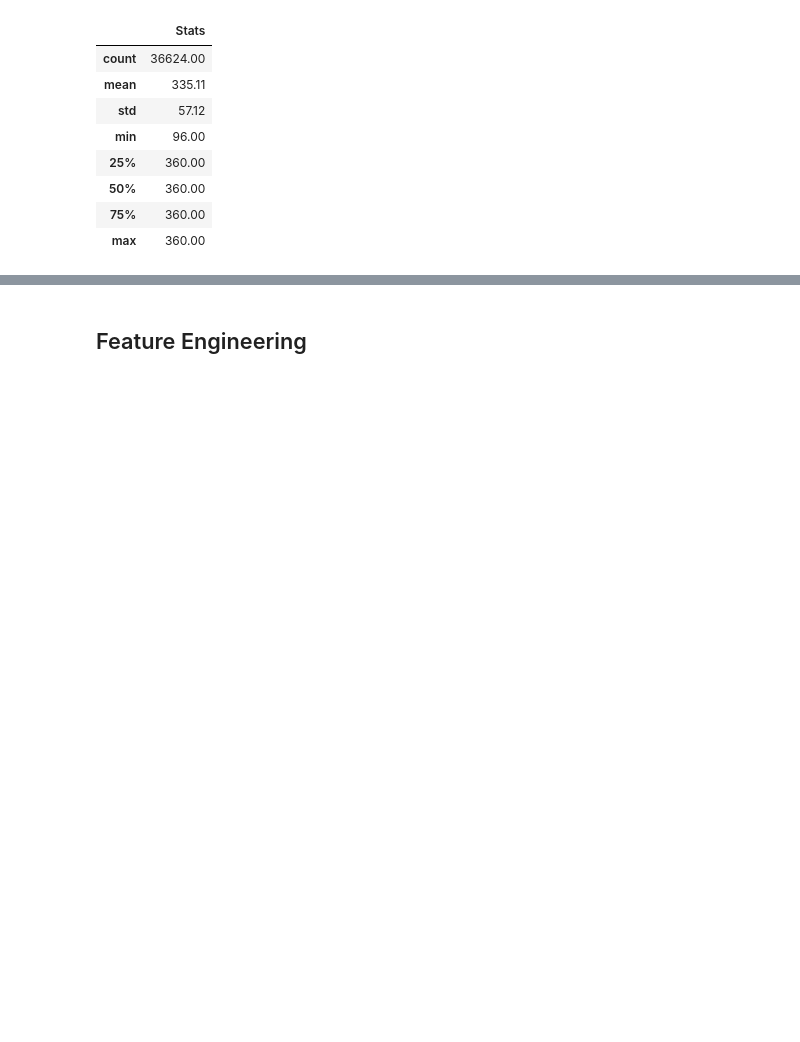
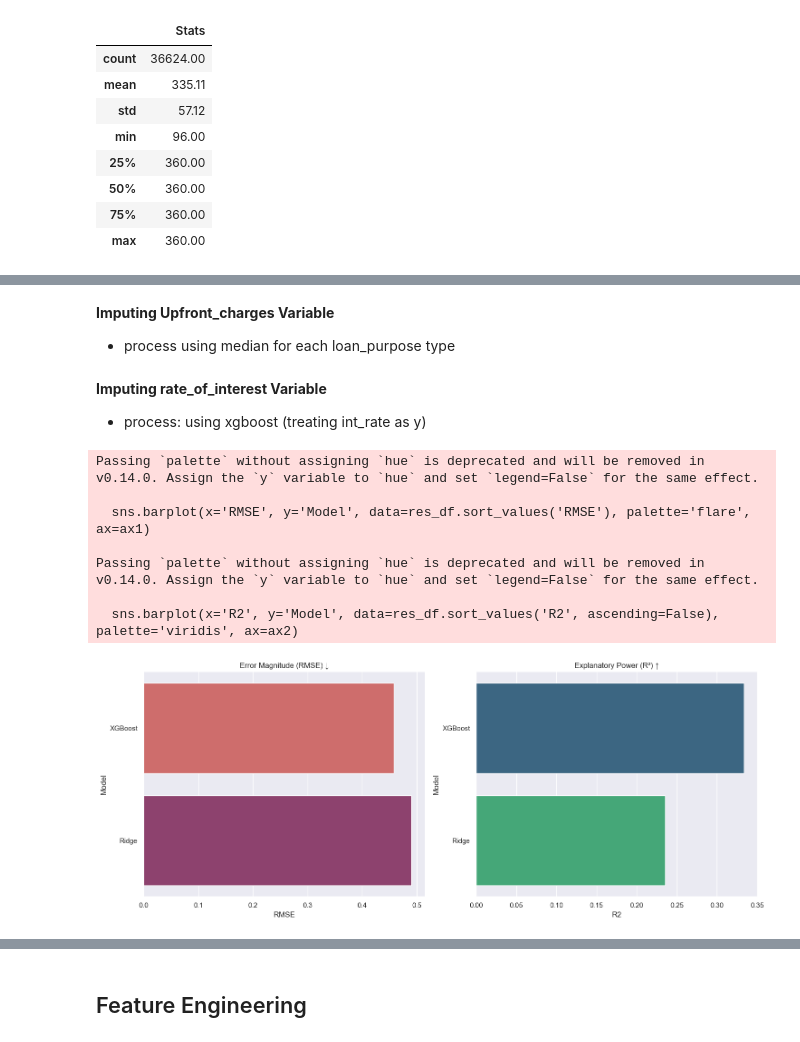
Before and after one commit to ethanhopkins101/DataScience-Projects, a Jupyter notebook: credit_card_customers/loan_default.ipynb, the cells around one changed output, grey strips where cells are left out. Cells and saved outputs as stored; diff of their text form; code cells hidden in the pictures; blank space fills up the shorter version.

```diff
--- a/credit_card_customers/loan_default.ipynb
+++ b/credit_card_customers/loan_default.ipynb
@@ -515,7 +509,7 @@ def impute_lp(x):
         return 'p4' #home investment
     else :
         return 'p3' #debt consolidation -likely to default
-df['loan_purpose']= df.apply(impute_lp, axis= 1)
+df.loc[lp_na, 'loan_purpose']= df.apply(impute_lp, axis= 1)
 # %% [markdown]
 **Impute Neg_ammortization Variable**
 # %%
@@ -559,7 +553,7 @@ def impute_neg_amo(x):
         return 'neg_amm'
     else :
         return 'not_neg'
-df['Neg_ammortization']= df.apply(impute_neg_amo, axis= 1)
+df.loc[neg_amo_na, 'Neg_ammortization']= df.apply(impute_neg_amo, axis= 1)
 # %% [markdown]
 **Imputing Term Variable**
 + process: those with missing term we check their income & loan amount, and we act accordingly
@@ -680,0 +625,12 @@ NameError: name 'property_value' is not defined
+# %% [markdown]
+**Imputing Upfront_charges Variable**
++ process using median for each loan_purpose type
+# %%
+upfront_charges_na= df['Upfront_charges'].isna()
+uc_dict= dict(df.groupby('loan_purpose')['Upfront_charges'].median())
+def impute_uc(x):
+    return uc_dict[x['loan_purpose']]
+df.loc[upfront_charges_na, 'Upfront_charges']= df.loc[upfront_charges_na].apply(impute_uc, axis= 1)
+# %% [markdown]
+**Imputing rate_of_interest Variable**
++ process: using xgboost (treating int_rate as y)
@@ -680,0 +647,60 @@ NameError: name 'property_value' is not defined
+# %%
+mask= df['Status'] == 0
+cols_of_interest_train= df.loc[mask, ['income','loan_purpose','age','loan_amount','term',
+                   'lump_sum_payment','property_value','Secured_by', 'Credit_Score', 'count','LTV','dtir1']]
+target_impute= df.loc[mask, 'rate_of_interest']
+cols_of_interest_predict= df.loc[~mask, ['income','loan_purpose','age','loan_amount','term',
+                   'lump_sum_payment','property_value','Secured_by', 'Credit_Score', 'count','LTV','dtir1']]
+x_train, x_test, y_train, y_test= tts(cols_of_interest_train, target_impute, random_state= 22,
+                                      test_size= .2)
+# %%
+# 1. Preprocessing: One-Hot Encode all categorical columns (including age)
+# This converts labels like '<25' into binary columns the models can read
+preprocessor = ColumnTransformer(
+    transformers=[
+        ('cat', OneHotEncoder(handle_unknown='ignore', sparse_output=False),
+         ['age', 'loan_purpose', 'lump_sum_payment', 'Secured_by', 'term'])
+    ], remainder='passthrough')
+
+x_train_proc = preprocessor.fit_transform(x_train)
+x_test_proc = preprocessor.transform(x_test)
+
+# 2. Model Optimization via Grid Search
+ridge_gs = GridSearchCV(Ridge(), {'alpha': [0.1, 1.0, 10.0]}, cv=3, scoring='r2').fit(x_train_proc, y_train)
+xgb_gs = GridSearchCV(XGBRegressor(), {'n_estimators': [100], 'max_depth': [3, 5]}, cv=3, scoring='r2').fit(x_train_proc, y_train)
+
+# 3. Evaluation
+results = []
+for name, model in {'Ridge': ridge_gs, 'XGBoost': xgb_gs}.items():
+    preds = model.predict(x_test_proc)
+    results.append({
+        'Model': name,
+        'R2': r2_score(y_test, preds),
+        'RMSE': rmse(y_test, preds)
+    })
+
+res_df = pd.DataFrame(results)
+
+# 4. Visualization: Side-by-Side Comparison
+fig, (ax1, ax2) = plt.subplots(1, 2, figsize=(15, 6))
+sns.set_theme(style="whitegrid")
+
+# Left Plot: RMSE (Lower is Better)
+sns.barplot(x='RMSE', y='Model', data=res_df.sort_values('RMSE'), palette='flare', ax=ax1)
+ax1.set_title('Error Magnitude (RMSE) ↓')
+
+# Right Plot: R2 (Higher is Better)
+sns.barplot(x='R2', y='Model', data=res_df.sort_values('R2', ascending=False), palette='viridis', ax=ax2)
+ax2.set_title('Explanatory Power (R²) ↑')
+
+plt.tight_layout()
+plt.show()
+# %% [output]
+Passing `palette` without assigning `hue` is deprecated and will be removed in v0.14.0. Assign the `y` variable to `hue` and set `legend=False` for the same effect.
+
+  sns.barplot(x='RMSE', y='Model', data=res_df.sort_values('RMSE'), palette='flare', ax=ax1)
+
+Passing `palette` without assigning `hue` is deprecated and will be removed in v0.14.0. Assign the `y` variable to `hue` and set `legend=False` for the same effect.
+
+  sns.barplot(x='R2', y='Model', data=res_df.sort_values('R2', ascending=False), palette='viridis', ax=ax2)
+[figure, added]
```
Also changed, not shown: parts of 53 cells of this notebook.
